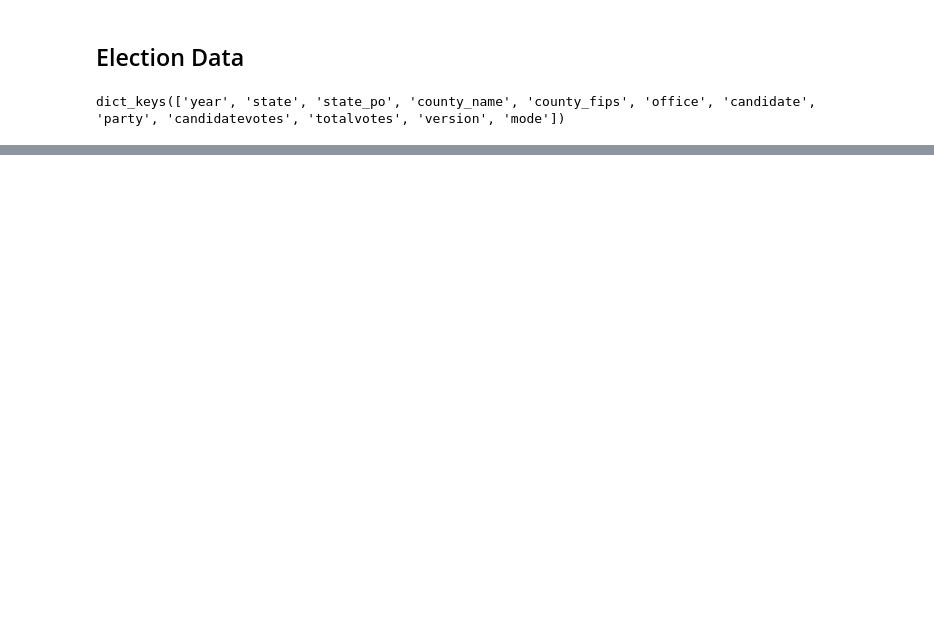
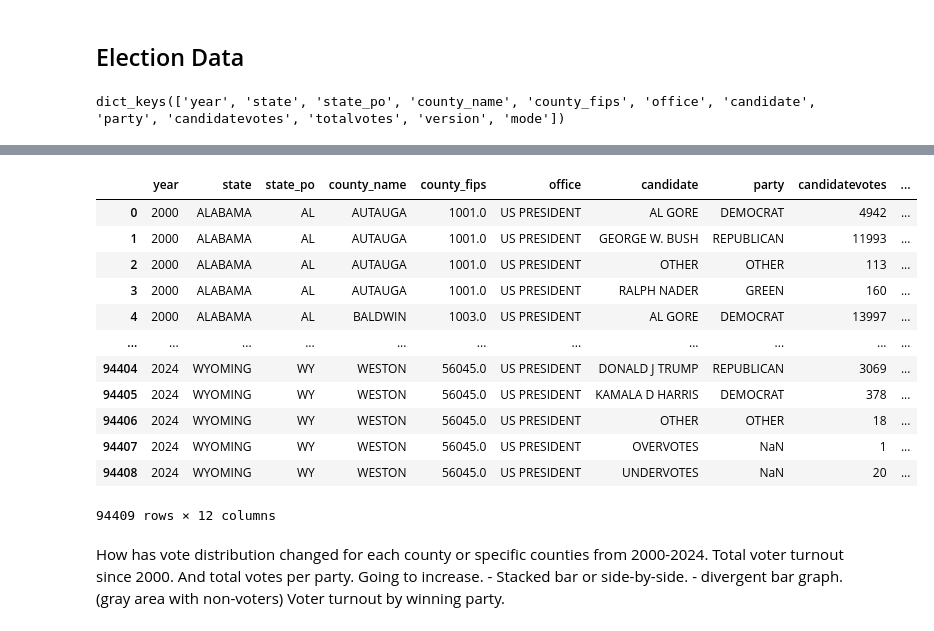
Before and after one commit to GettysburgDataScience/DS256-ClassNotes, a Jupyter notebook: _sources/02_NumpyMatplotlib/03_matplotlib.ipynb, the cells around one changed output, grey strips where cells are left out. Drawn from its saved outputs; the diff is of its cells as text; code cells hidden in the pictures; blank space fills up the shorter version.

```diff
--- a/_sources/02_NumpyMatplotlib/03_matplotlib.ipynb
+++ b/_sources/02_NumpyMatplotlib/03_matplotlib.ipynb
@@ -258,0 +315,26 @@ for key in elec_dict.keys():
+# %%
+import pandas as pd
+
+elec_df = pd.read_csv(data_url)
+
+elec_df
+# %% [output]
+|  | year | state | state_po | county_name | county_fips | office | candidate | party | candidatevotes | ... |
+| 0 | 2000 | ALABAMA | AL | AUTAUGA | 1001.0 | US PRESIDENT | AL GORE | DEMOCRAT | 4942 | ... |
+| 1 | 2000 | ALABAMA | AL | AUTAUGA | 1001.0 | US PRESIDENT | GEORGE W. BUSH | REPUBLICAN | 11993 | ... |
+| 2 | 2000 | ALABAMA | AL | AUTAUGA | 1001.0 | US PRESIDENT | OTHER | OTHER | 113 | ... |
+| 3 | 2000 | ALABAMA | AL | AUTAUGA | 1001.0 | US PRESIDENT | RALPH NADER | GREEN | 160 | ... |
+| 4 | 2000 | ALABAMA | AL | BALDWIN | 1003.0 | US PRESIDENT | AL GORE | DEMOCRAT | 13997 | ... |
+| ... | ... | ... | ... | ... | ... | ... | ... | ... | ... | ... |
+| 94404 | 2024 | WYOMING | WY | WESTON | 56045.0 | US PRESIDENT | DONALD J TRUMP | REPUBLICAN | 3069 | ... |
+| 94405 | 2024 | WYOMING | WY | WESTON | 56045.0 | US PRESIDENT | KAMALA D HARRIS | DEMOCRAT | 378 | ... |
+| 94406 | 2024 | WYOMING | WY | WESTON | 56045.0 | US PRESIDENT | OTHER | OTHER | 18 | ... |
+| 94407 | 2024 | WYOMING | WY | WESTON | 56045.0 | US PRESIDENT | OVERVOTES | NaN | 1 | ... |
+| 94408 | 2024 | WYOMING | WY | WESTON | 56045.0 | US PRESIDENT | UNDERVOTES | NaN | 20 | ... |
+94409 rows × 12 columns
+# %% [markdown]
+How has vote distribution changed for each county or specific counties from 2000-2024.
+Total voter turnout since 2000. And total votes per party. Going to increase.
+    - Stacked bar or side-by-side.
+    - divergent bar graph. (gray area with non-voters)
+Voter turnout by winning party.
```
Also changed, not shown: parts of 4 cells of this notebook, 5 other files.
